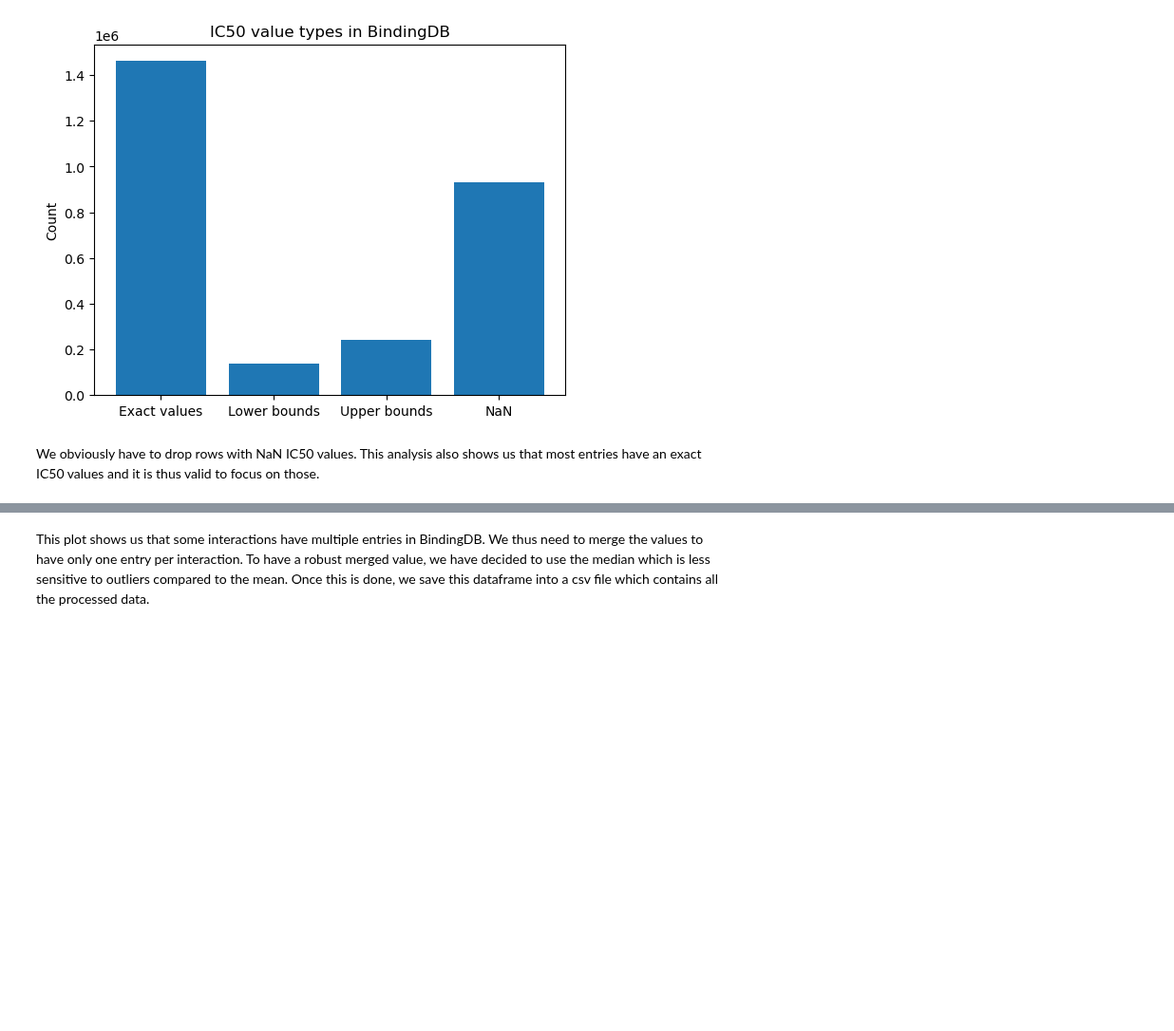
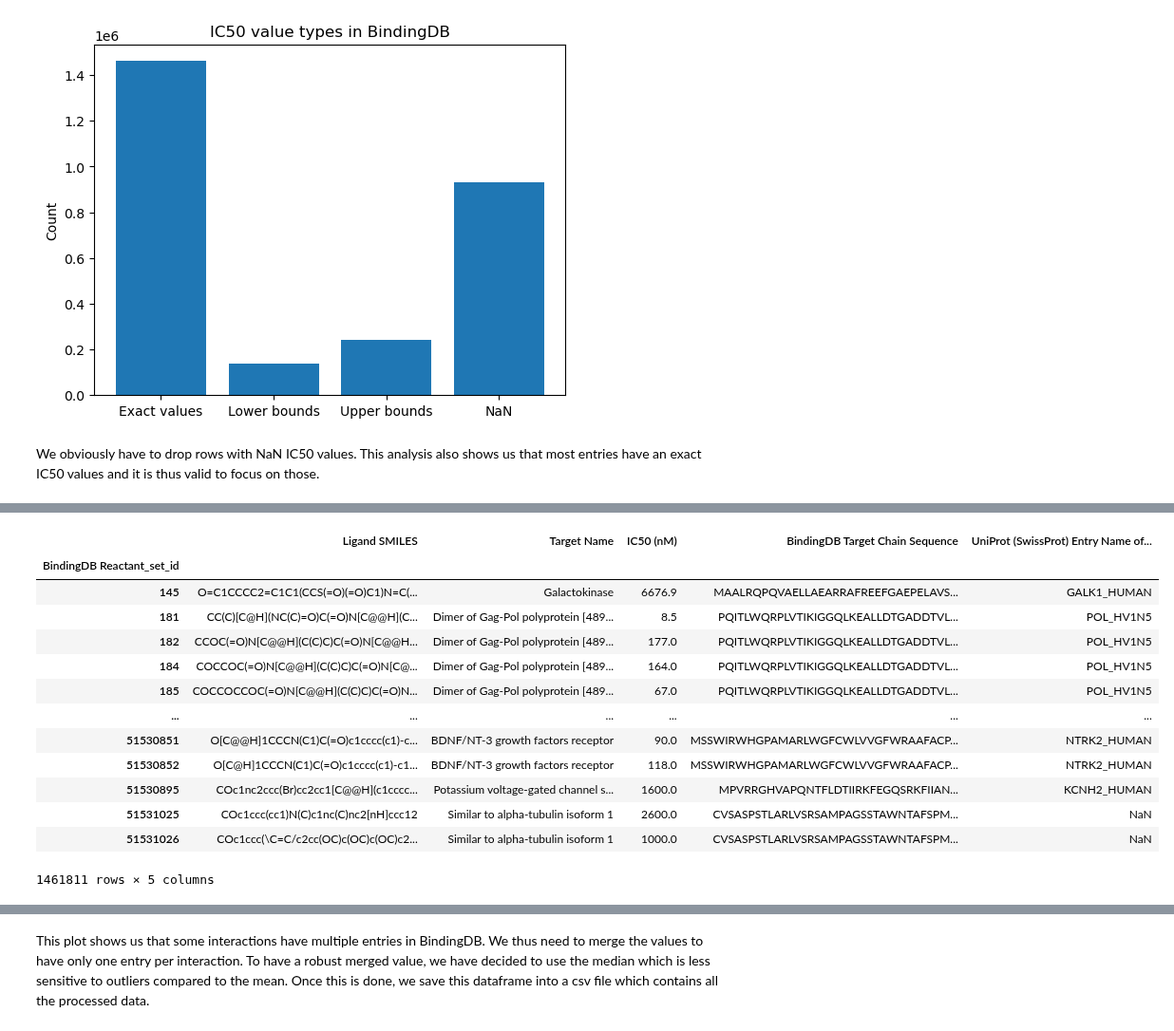
Before and after one commit to epfl-ada/ada-2024-project-abrac-adabra, a Jupyter notebook: data_processing.ipynb, the cells around one changed output, grey strips where cells are left out. Shown at 95% size. Drawn from its saved outputs; the diff is of its cells as text; code cells hidden in the pictures; blank space fills up the shorter version.

Commit message:
Clean code

```diff
--- a/data_processing.ipynb
+++ b/data_processing.ipynb
@@ -118,3 +128,20 @@ clean_df.head()
+# %%
+clean_df
+# %% [output]
+|  | Ligand SMILES | Target Name | IC50 (nM) | BindingDB Target Chain Sequence | UniProt (SwissProt) Entry Name of... |
+| BindingDB Reactant_set_id |  |  |  |  |  |
+| 145 | O=C1CCCC2=C1C1(CCS(=O)(=O)C1)N=C(... | Galactokinase | 6676.9 | MAALRQPQVAELLAEARRAFREEFGAEPELAVS... | GALK1_HUMAN |
+| 181 | CC(C)[C@H](NC(C)=O)C(=O)N[C@@H](C... | Dimer of Gag-Pol polyprotein [489... | 8.5 | PQITLWQRPLVTIKIGGQLKEALLDTGADDTVL... | POL_HV1N5 |
+| 182 | CCOC(=O)N[C@@H](C(C)C)C(=O)N[C@@H... | Dimer of Gag-Pol polyprotein [489... | 177.0 | PQITLWQRPLVTIKIGGQLKEALLDTGADDTVL... | POL_HV1N5 |
+| 184 | COCCOC(=O)N[C@@H](C(C)C)C(=O)N[C@... | Dimer of Gag-Pol polyprotein [489... | 164.0 | PQITLWQRPLVTIKIGGQLKEALLDTGADDTVL... | POL_HV1N5 |
+| 185 | COCCOCCOC(=O)N[C@@H](C(C)C)C(=O)N... | Dimer of Gag-Pol polyprotein [489... | 67.0 | PQITLWQRPLVTIKIGGQLKEALLDTGADDTVL... | POL_HV1N5 |
+| ... | ... | ... | ... | ... | ... |
+| 51530851 | O[C@@H]1CCCN(C1)C(=O)c1cccc(c1)-c... | BDNF/NT-3 growth factors receptor | 90.0 | MSSWIRWHGPAMARLWGFCWLVVGFWRAAFACP... | NTRK2_HUMAN |
+| 51530852 | O[C@H]1CCCN(C1)C(=O)c1cccc(c1)-c1... | BDNF/NT-3 growth factors receptor | 118.0 | MSSWIRWHGPAMARLWGFCWLVVGFWRAAFACP... | NTRK2_HUMAN |
+| 51530895 | COc1nc2ccc(Br)cc2cc1[C@@H](c1cccc... | Potassium voltage-gated channel s... | 1600.0 | MPVRRGHVAPQNTFLDTIIRKFEGQSRKFIIAN... | KCNH2_HUMAN |
+| 51531025 | COc1ccc(cc1)N(C)c1nc(C)nc2[nH]ccc12 | Similar to alpha-tubulin isoform 1 | 2600.0 | CVSASPSTLARLVSRSAMPAGSSTAWNTAFSPM... | NaN |
+| 51531026 | COc1ccc(\C=C/c2cc(OC)c(OC)c(OC)c2... | Similar to alpha-tubulin isoform 1 | 1000.0 | CVSASPSTLARLVSRSAMPAGSSTAWNTAFSPM... | NaN |
+1461811 rows × 5 columns
 # %%
 grouped_by_interactions = clean_df.groupby(['Ligand SMILES', 'Target Name', 'BindingDB Target Chain Sequence', 'UniProt (SwissProt) Entry Name of Target Chain'])['IC50 (nM)'].count().reset_index()
 grouped_by_interactions['IC50 (nM)'].hist(log=True)
```
Also changed, not shown: parts of 5 cells of this notebook.
